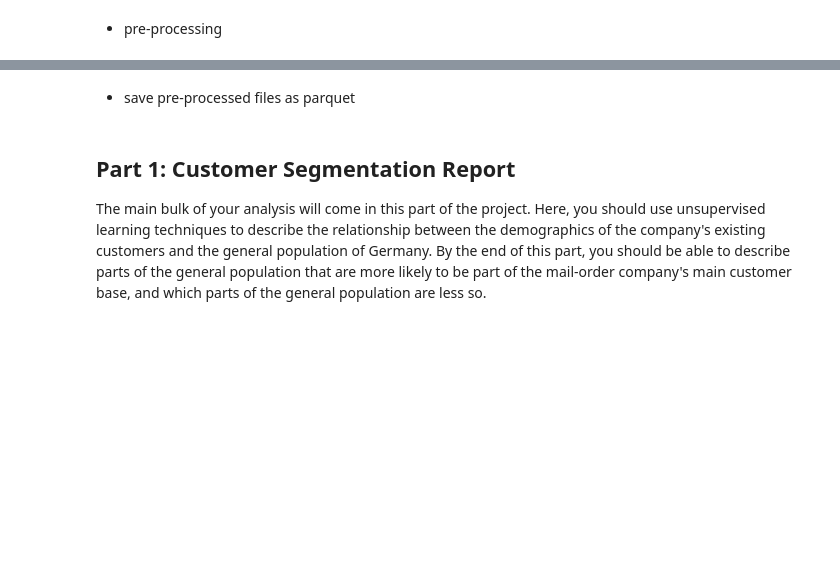
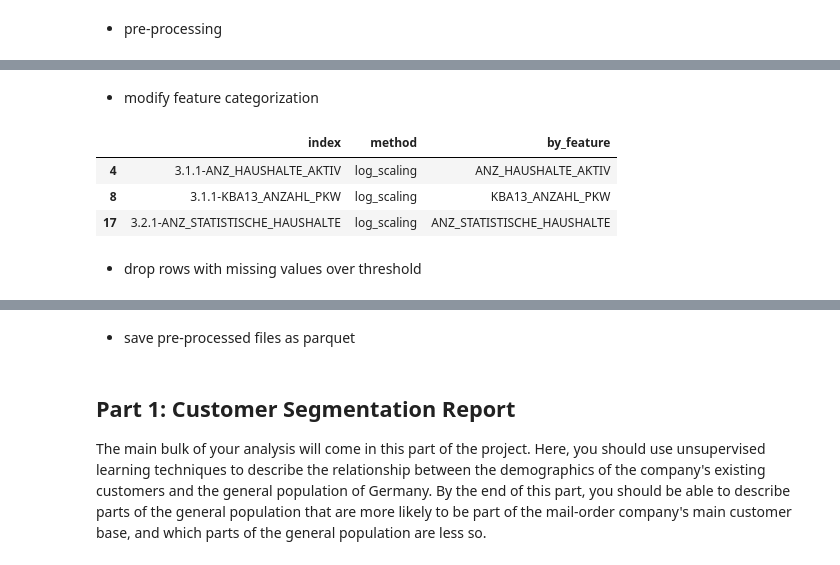
Before and after one commit to jaeyoun-chang/u_city_capstone, a Jupyter notebook: Arvato_Project_Workbook.ipynb, the cells around one changed output, grey strips where cells are left out. Drawn from its saved outputs; the diff is of its cells as text; code cells hidden in the pictures; blank space fills up the shorter version.

```diff
--- a/Arvato_Project_Workbook.ipynb
+++ b/Arvato_Project_Workbook.ipynb
@@ -1085,0 +1613,10 @@ customers = customers.drop(customers_missing_col, axis = 1)
+# %% [markdown]
+* modify feature categorization
+# %%
+log_scaling_items = pq.read_table('log_scaling_items.parquet').to_pandas()
+log_scaling_items
+# %% [output]
+|  | index | method | by_feature |
+| 4 | 3.1.1-ANZ_HAUSHALTE_AKTIV | log_scaling | ANZ_HAUSHALTE_AKTIV |
+| 8 | 3.1.1-KBA13_ANZAHL_PKW | log_scaling | KBA13_ANZAHL_PKW |
+| 17 | 3.2.1-ANZ_STATISTISCHE_HAUSHALTE | log_scaling | ANZ_STATISTISCHE_HAUSHALTE |
@@ -1086,3 +1640,5 @@ customers = customers.drop(customers_missing_col, axis = 1)
+# %% [markdown]
+* drop rows with missing values over threshold
 # %%
 '''missing row overview: azdias'''
 
```
Also changed, not shown: parts of 93 cells of this notebook, 11 other files.
